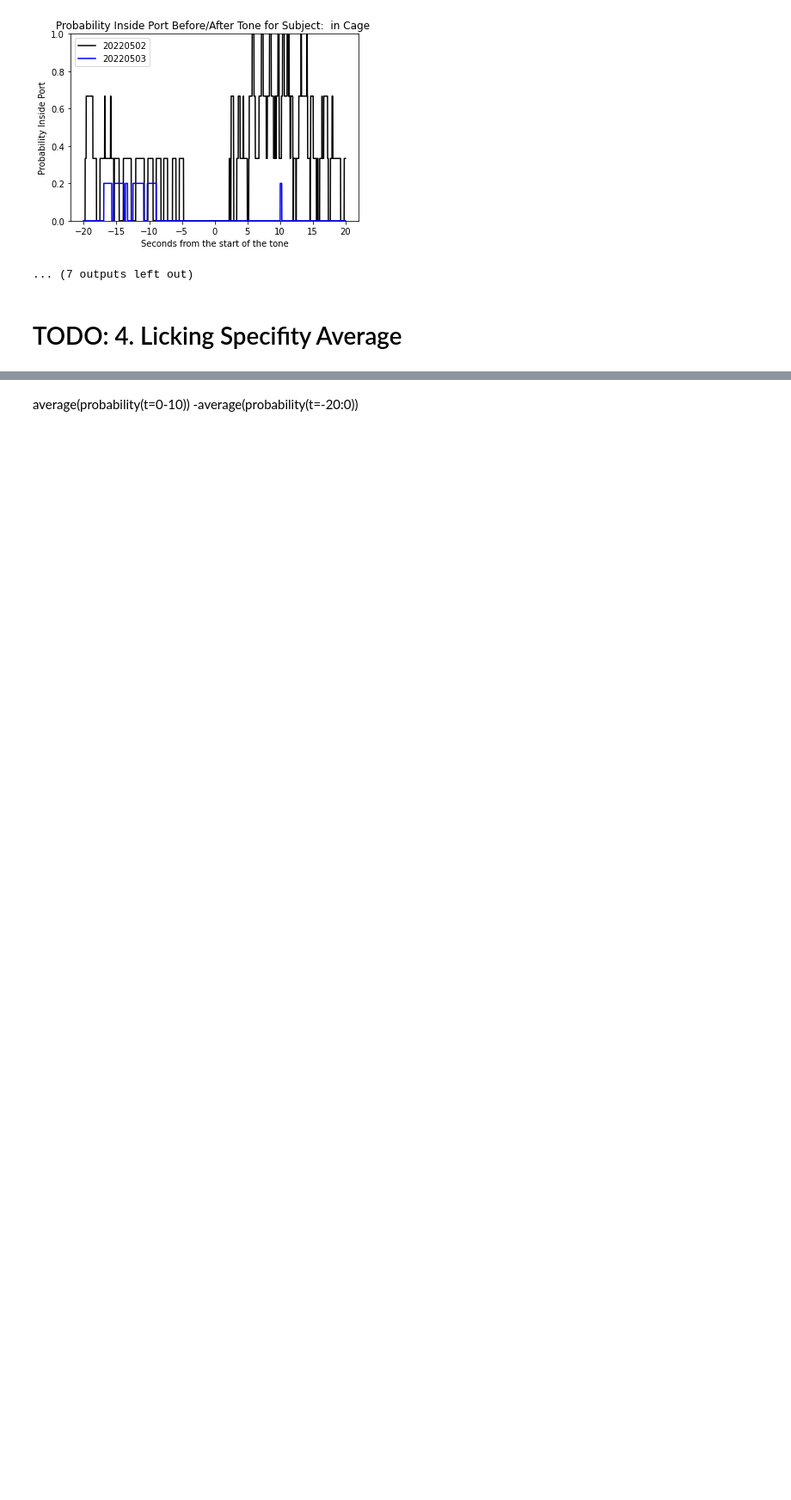
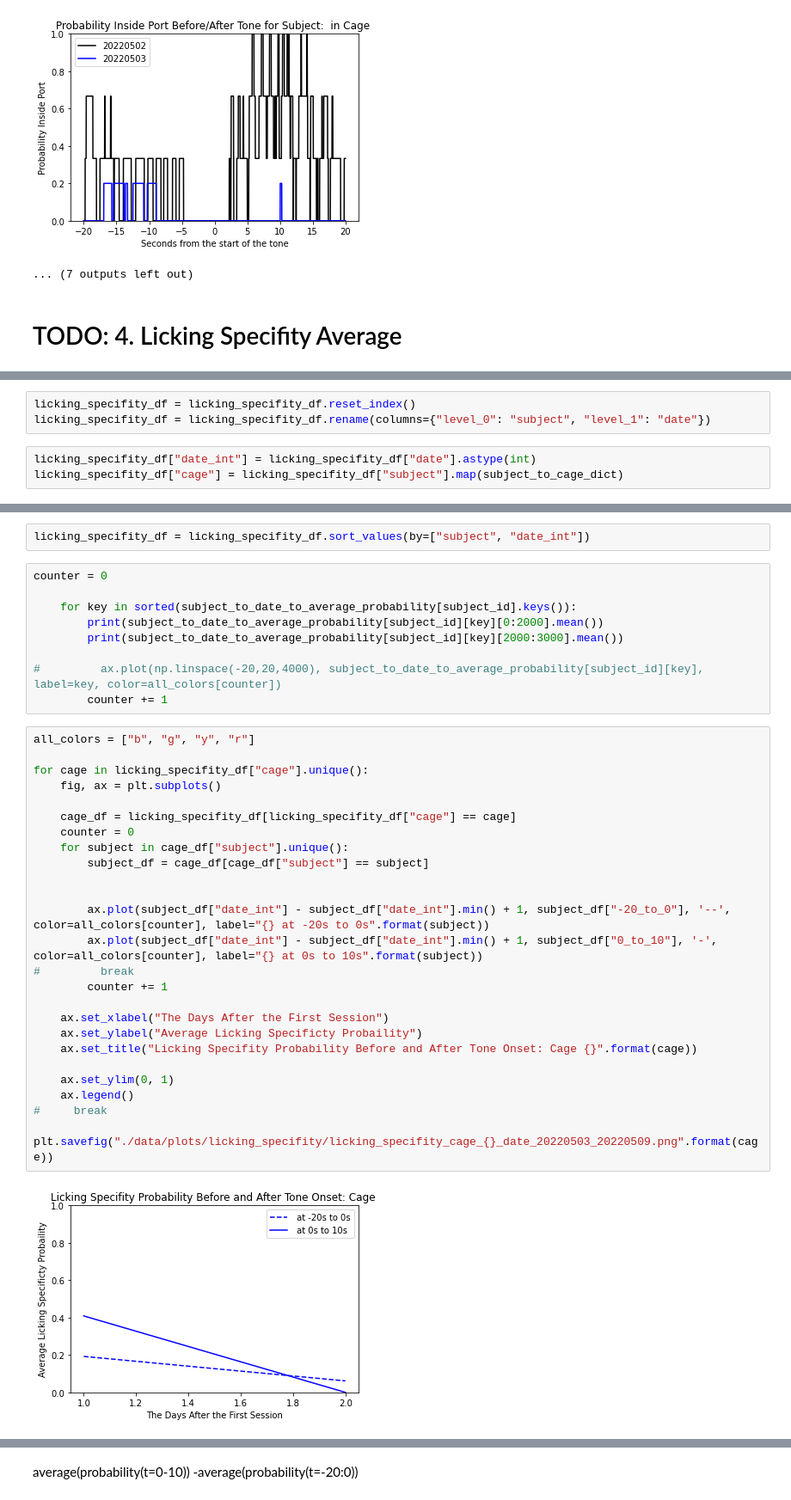
Before and after one commit to padillacoreanolab/med_pc_repo, a Jupyter notebook: results/2022_05_02_log_processing/med_pc_group_analysis.ipynb, the cells around one changed output, grey strips where cells are left out. Shown at 86% size. Saved outputs shown, nothing was run; the diff lists cells and outputs as text; blank space fills up the shorter version.

Commit message:
nb: plotted the licking specifities

```diff
--- a/results/2022_05_02_log_processing/med_pc_group_analysis.ipynb
+++ b/results/2022_05_02_log_processing/med_pc_group_analysis.ipynb
@@ -1021,0 +1072,6 @@ for subject_id in combined_med_pc_df["subject_key"].unique():
+# %%
+licking_specifity_df = licking_specifity_df.reset_index()
+licking_specifity_df = licking_specifity_df.rename(columns={"level_0": "subject", "level_1": "date"})
+# %%
+licking_specifity_df["date_int"] = licking_specifity_df["date"].astype(int)
+licking_specifity_df["cage"] = licking_specifity_df["subject"].map(subject_to_cage_dict)
@@ -1021,0 +1094,38 @@ for subject_id in combined_med_pc_df["subject_key"].unique():
+# %%
+licking_specifity_df = licking_specifity_df.sort_values(by=["subject", "date_int"])
+# %%
+counter = 0
+
+    for key in sorted(subject_to_date_to_average_probability[subject_id].keys()):
+        print(subject_to_date_to_average_probability[subject_id][key][0:2000].mean())
+        print(subject_to_date_to_average_probability[subject_id][key][2000:3000].mean())
+
+#         ax.plot(np.linspace(-20,20,4000), subject_to_date_to_average_probability[subject_id][key], label=key, color=all_colors[counter])
+        counter += 1
+# %%
+all_colors = ["b", "g", "y", "r"]
+
+for cage in licking_specifity_df["cage"].unique():
+    fig, ax = plt.subplots()
+
+    cage_df = licking_specifity_df[licking_specifity_df["cage"] == cage]
+    counter = 0
+    for subject in cage_df["subject"].unique():
+        subject_df = cage_df[cage_df["subject"] == subject]
+
+
+        ax.plot(subject_df["date_int"] - subject_df["date_int"].min() + 1, subject_df["-20_to_0"], '--', color=all_colors[counter], label="{} at -20s to 0s".format(subject))
+        ax.plot(subject_df["date_int"] - subject_df["date_int"].min() + 1, subject_df["0_to_10"], '-', color=all_colors[counter], label="{} at 0s to 10s".format(subject))
+#         break
+        counter += 1
+
+    ax.set_xlabel("The Days After the First Session")
+    ax.set_ylabel("Average Licking Specificty Probaility")
+    ax.set_title("Licking Specifity Probability Before and After Tone Onset: Cage {}".format(cage))
+
+    ax.set_ylim(0, 1)
+    ax.legend()
+#     break
+    plt.savefig("./data/plots/licking_specifity/licking_specifity_cage_{}_date_20220503_20220509.png".format(cage))
+# %% [output]
+[figure, added]
```
Also changed, not shown: parts of 58 cells of this notebook.
